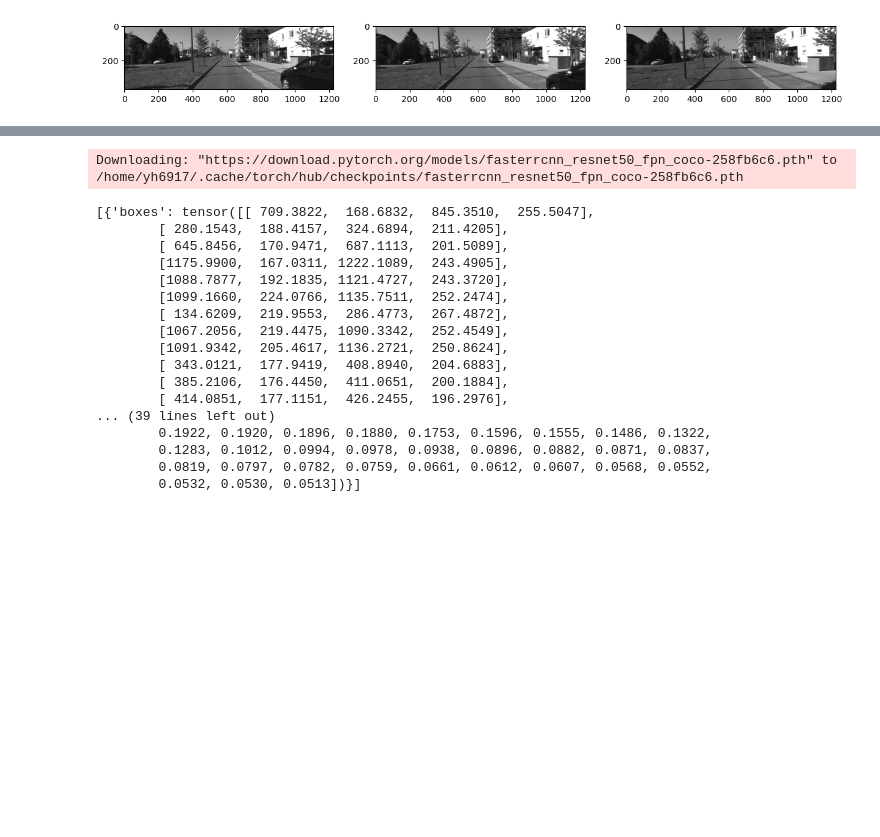
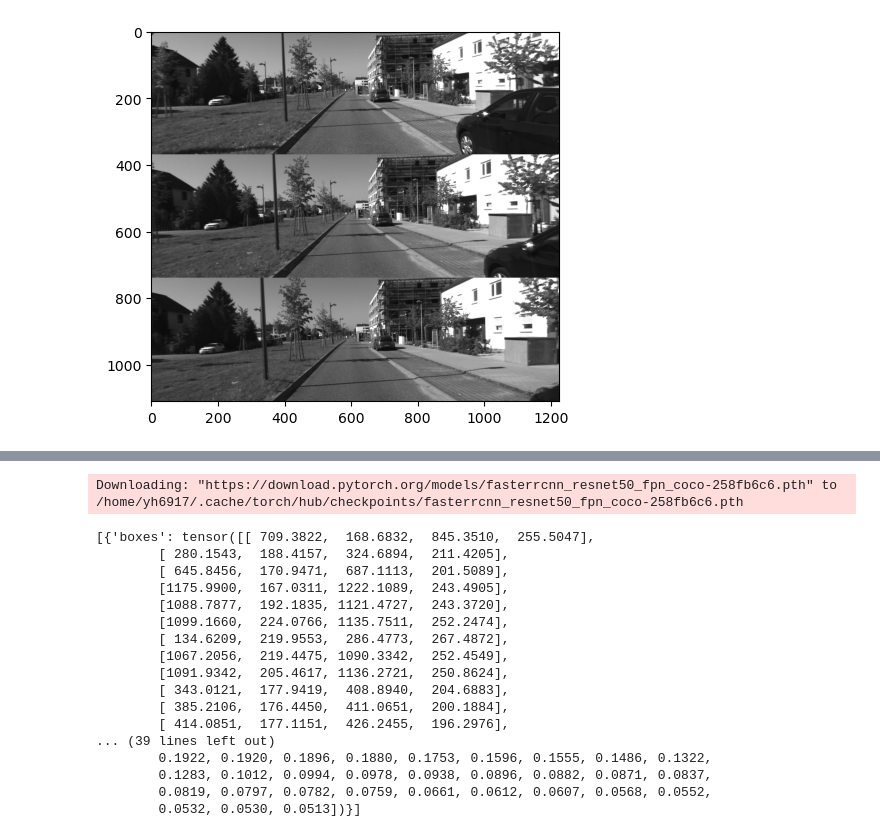
Before and after one commit to hang-yin/RoI-bounded-Visual-Odometry, a Jupyter notebook: experiment/objects_experiment.ipynb, the cells around one changed output, grey strips where cells are left out. Cells and saved outputs as stored; diff of their text form; code cells hidden in the pictures; blank space fills up the shorter version.

```diff
--- a/experiment/objects_experiment.ipynb
+++ b/experiment/objects_experiment.ipynb
@@ -35,18 +35,13 @@ img_path3 = 'KITTI_sequence_1/image_l/000011.png'
 img1 = cv2.imread(img_path1)
 img2 = cv2.imread(img_path2)
 img3 = cv2.imread(img_path3)
-# %%
-# show images
-plt.figure(figsize=(15, 15))
-plt.subplot(131)
-plt.imshow(img1)
-plt.subplot(132)
-plt.imshow(img2)
-plt.subplot(133)
-plt.imshow(img3)
-plt.show()
-# %% [output]
-[figure, removed]
+# %%
+# show images vertically
+img = np.concatenate((img1, img2, img3), axis=0)
+plt.imshow(img)
+plt.show()
+# %% [output]
+[figure, added]
 # %%
 device = torch.device("cuda:0" if torch.cuda.is_available() else "cpu")
 model = models.get("yolo_nas_s", pretrained_weights="coco").to(device)
```
Also changed, not shown: parts of 4 cells of this notebook, 6 other files.
